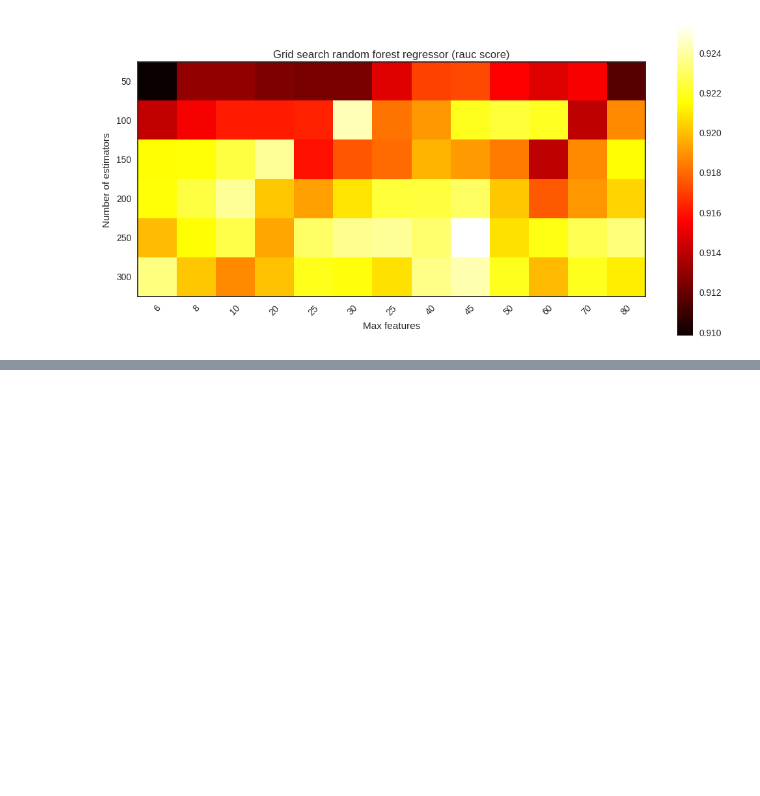
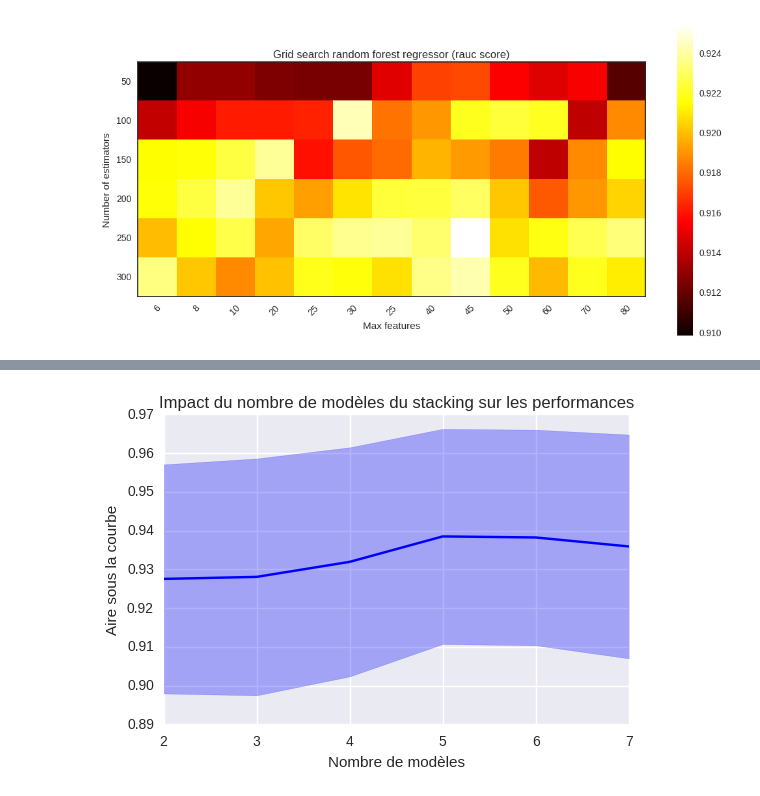
Before and after one commit to Nicolas99-9/Facebook-Recruiting-IV-Human-or-Robot, a Jupyter notebook: DataAnalysis.ipynb, the cells around one changed output, grey strips where cells are left out. Saved outputs shown, nothing was run; the diff lists cells and outputs as text; code cells hidden in the pictures; blank space fills up the shorter version.

```diff
--- a/DataAnalysis.ipynb
+++ b/DataAnalysis.ipynb
@@ -370,0 +371,22 @@ NameError: name 'train' is not defined
+# %%
+x = [2,3,4,5,6,7]
+y = [0.927526,0.928053,0.931931,0.938492,0.938225,0.935910]
+y_err = [0.029552,0.030550,0.029552,0.027752,0.027814,0.028870]
+def errorfill(x, y, yerr, color=None, alpha_fill=0.3, ax=None):
+    ax = ax if ax is not None else plt.gca()
+    if np.isscalar(yerr) or len(yerr) == len(y):
+        ymin = y - yerr
+        ymax = y + yerr
+    elif len(yerr) == 2:
+        ymin, ymax = yerr
+    ax.plot(x, y, color=color)
+    ax.fill_between(x, ymax, ymin, color=color, alpha=alpha_fill)
+
+
+errorfill(np.array(x),np.array(y),y_err,color='b')
+plt.ylabel("Aire sous la courbe")
+plt.xlabel("Nombre de modèles")
+plt.title("Impact du nombre de modèles du stacking sur les performances")
+plt.show()
+# %% [output]
+[figure, added]
```
Also changed, not shown: parts of 11 cells of this notebook.
